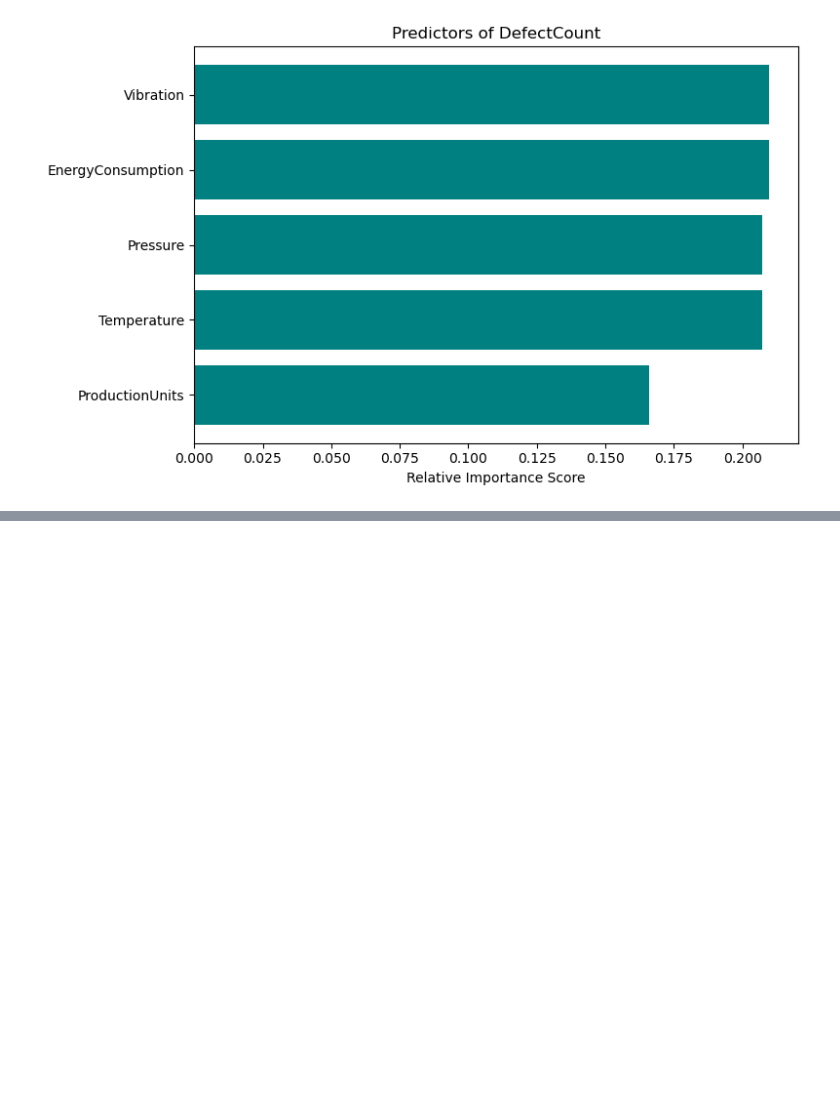
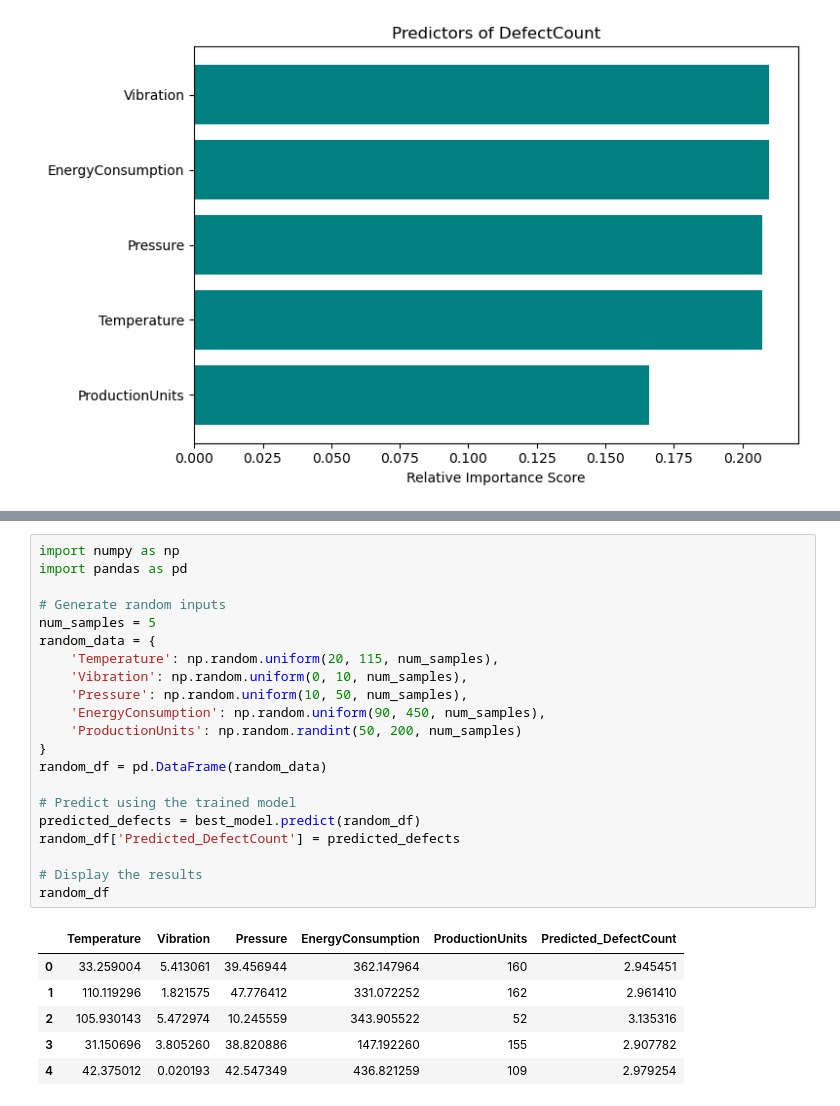
Before and after one commit to Praveenk2324/Incanto, a Jupyter notebook: main.ipynb, the cells around one changed output, grey strips where cells are left out. Saved outputs shown, nothing was run; the diff lists cells and outputs as text; blank space fills up the shorter version.

Commit message:
Corrected Prediction

```diff
--- a/main.ipynb
+++ b/main.ipynb
@@ -130,0 +203,28 @@ random_df
+# %%
+import numpy as np
+import pandas as pd
+
+# Generate random inputs
+num_samples = 5
+random_data = {
+    'Temperature': np.random.uniform(20, 115, num_samples),
+    'Vibration': np.random.uniform(0, 10, num_samples),
+    'Pressure': np.random.uniform(10, 50, num_samples),
+    'EnergyConsumption': np.random.uniform(90, 450, num_samples),
+    'ProductionUnits': np.random.randint(50, 200, num_samples)
+}
+random_df = pd.DataFrame(random_data)
+
+# Predict using the trained model
+predicted_defects = best_model.predict(random_df)
+random_df['Predicted_DefectCount'] = predicted_defects
+
+# Display the results
+random_df
+# %% [output]
+|  | Temperature | Vibration | Pressure | EnergyConsumption | ProductionUnits | Predicted_DefectCount |
+| 0 | 33.259004 | 5.413061 | 39.456944 | 362.147964 | 160 | 2.945451 |
+| 1 | 110.119296 | 1.821575 | 47.776412 | 331.072252 | 162 | 2.961410 |
+| 2 | 105.930143 | 5.472974 | 10.245559 | 343.905522 | 52 | 3.135316 |
+| 3 | 31.150696 | 3.805260 | 38.820886 | 147.192260 | 155 | 2.907782 |
+| 4 | 42.375012 | 0.020193 | 42.547349 | 436.821259 | 109 | 2.979254 |
```
Also changed, not shown: parts of 2 cells of this notebook.
